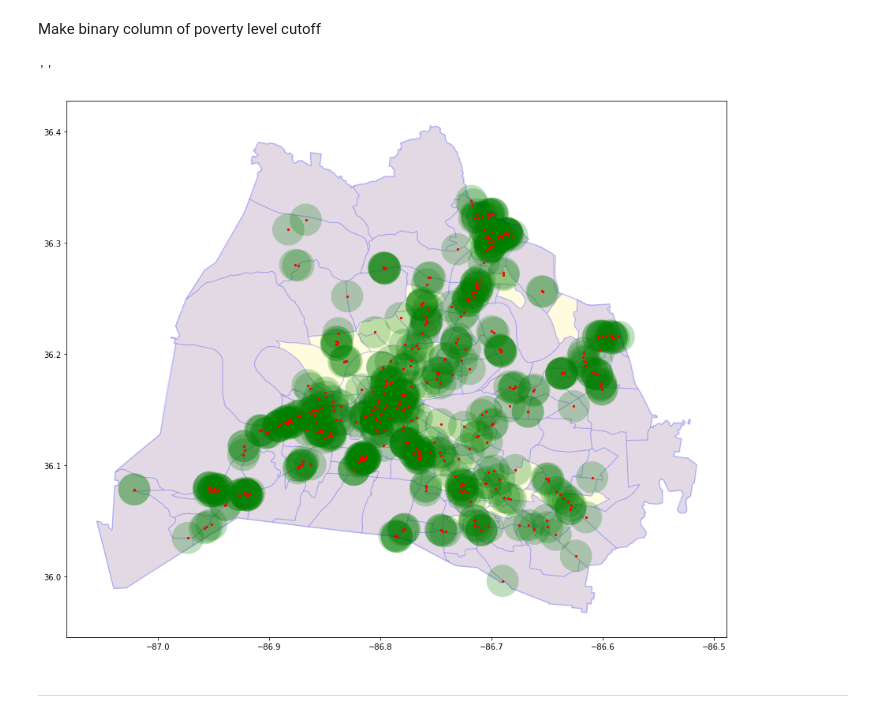
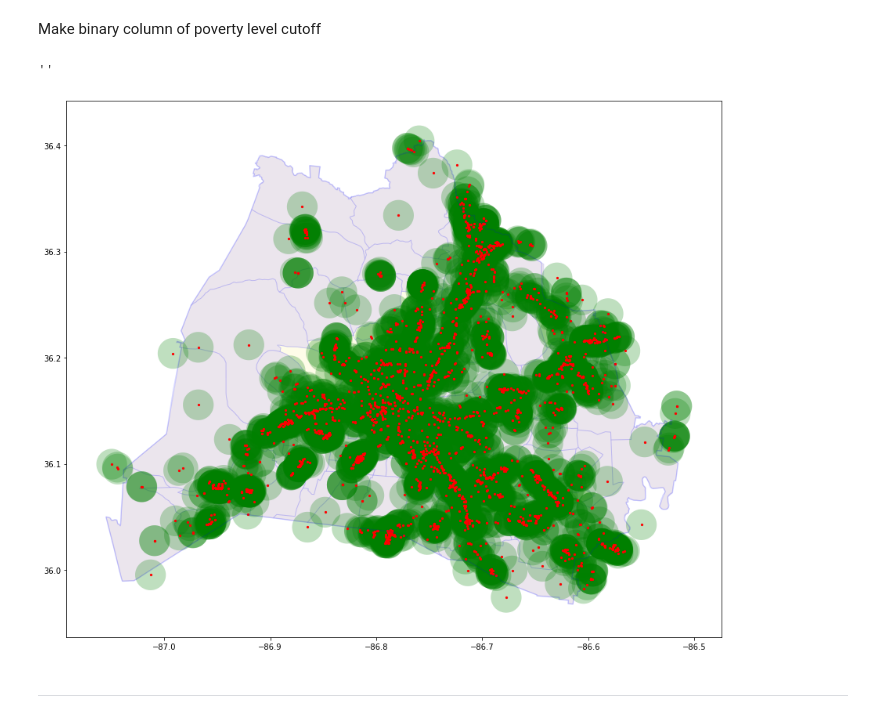
Before and after one commit to raom1/nashville-food-deserts, a Jupyter notebook: grocery_google_api_test.ipynb, the cells around one changed output. Drawn from its saved outputs; the diff is of its cells as text; code cells hidden in the pictures.

```diff
--- a/grocery_google_api_test.ipynb
+++ b/grocery_google_api_test.ipynb
@@ -260,7 +287,7 @@ keep only stores within Davidson County polygon
 # %%
 keep_stores = []
 for ind, p in all_store_gdf['geometry'].iteritems():
-    if p.within(davidson_county.loc[0, 'geometry']) or p.within(davidson_county.loc[1, 'geometry']):
+    if p.within(davidson_county_buffer.loc[0, 'geometry']) or p.within(davidson_county_buffer.loc[1, 'geometry']):
         keep_stores.append(ind)
 
 davidson_store_gdf = all_store_gdf.loc[keep_stores]
@@ -314,7 +341,7 @@ https://www.ers.usda.gov/data-products/food-access-research-atlas/documentation/
 
 #### Read in census tract shape file and narrow down to Davidson County
 # %%
-tennessee_tracts = gpd.read_file('cb_2018_47_tract_500k/cb_2018_47_tract_500k.shx')
+tennessee_tracts = gpd.read_file('data/cb_2018_47_tract_500k/cb_2018_47_tract_500k.shx')
 tennessee_tracts.crs = "EPSG:4326"
 # %%
 tennessee_tracts.boundary.plot()
@@ -383,5 +395,5 @@ for ind, row in davidson_tracts.iterrows():
 ## Now we can get poverty levels from the census projections
 # %%
 # from https://censusreporter.org/data/table/?table=B17001&geo_ids=14000US47037016000,05000US47037,04000US47,01000US,140|05000US47037&primary_geo_id=14000US47037016000
-poverty_rates_davidson = pd.read_csv('acs2018_5yr_B17001_14000US47037011800/acs2018_5yr_B17001_14000US47037011800.csv')
+poverty_rates_davidson = pd.read_csv('data/acs2018_5yr_B17001_14000US47037011800/acs2018_5yr_B17001_14000US47037011800.csv')
 # %%
@@ -390,7 +402,7 @@ poverty_rates_davidson_tract = poverty_rates_davidson.drop([0, 1, 2])
 # %% [markdown]
 Column names stored in the metadata. import and add
 # %%
-with open('acs2018_5yr_B17001_14000US47037011800/metadata.json') as f:
+with open('data/acs2018_5yr_B17001_14000US47037011800/metadata.json') as f:
     column_names = json.load(f)
 # %%
 column_names = {k: v['name'] for k, v in column_names['tables']['B17001']['columns'].items()}
@@ -413,11 +425,11 @@ Make binary column of poverty level cutoff
 davidson_tracts['above_20_pct'] = (davidson_tracts['pct_below_poverty_level'] > 0.2).astype(int)
 # %%
 f, ax = plt.subplots(1, figsize=(15, 15))
-ax = davidson_tracts.plot(ax=ax, column = 'above_20_pct', edgecolor = 'blue', alpha = 0.15)
+ax = davidson_tracts.plot(ax=ax, column = 'above_20_pct', edgecolor = 'blue', alpha = 0.1)
 ax = davidson_county.boundary.plot(ax=ax, color='blue', alpha = 0.15)
 ax = davidson_store_buffers.plot(ax=ax, color = 'green', alpha = 0.25)
 davidson_store_gdf.plot(ax=ax, marker='o', color='red', markersize=5)
 ;
 # %% [output]
 ''
-[figure, old version]
+[figure, new version]
```
Also changed, not shown: parts of 31 cells of this notebook.
